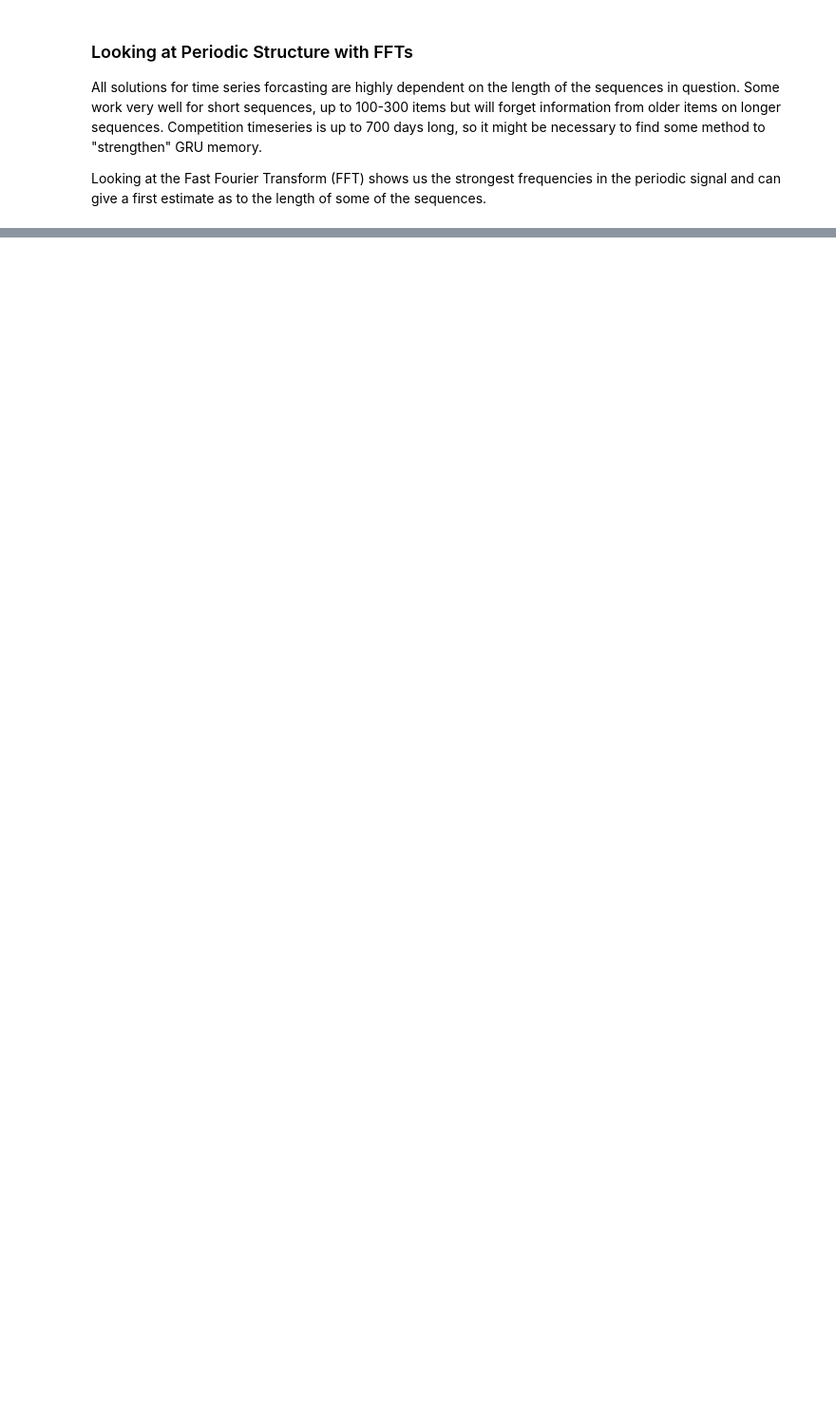
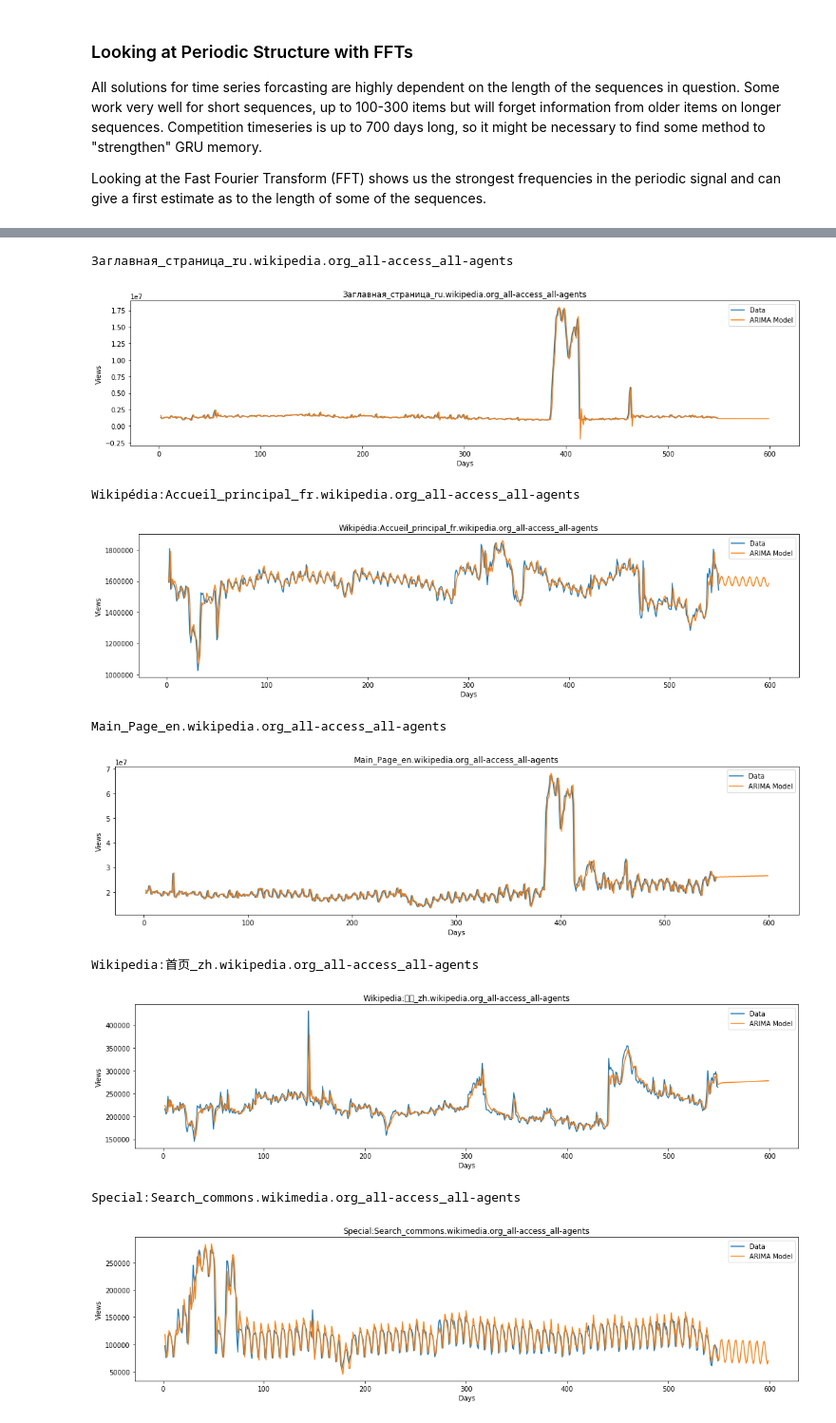
Before and after one commit to SocieteGenevoiseDonnees/KaggleDojoTimeSeriesForcasting, a Jupyter notebook: TimeSeriesForecasting.ipynb, the cells around one changed output, grey strips where cells are left out. Shown at 95% size. Saved outputs shown, nothing was run; the diff lists cells and outputs as text; code cells hidden in the pictures; blank space fills up the shorter version.

```diff
--- a/TimeSeriesForecasting.ipynb
+++ b/TimeSeriesForecasting.ipynb
@@ -163,0 +190,11 @@ to do for baseline predictions
+# %%
+npages = 5
+top_pages = {}
+for key in lang_sets:
+    print(key)
+    sum_set = pd.DataFrame(lang_sets[key][['Page']])
+    sum_set['total'] = lang_sets[key].sum(axis=1)
+    sum_set = sum_set.sort_values('total',ascending=False)
+    print(sum_set.head(10))
+    top_pages[key] = sum_set.index[0]
+    print('\n\n')
@@ -163,0 +229,44 @@ to do for baseline predictions
+# %%
+import warnings
+
+cols = df_train.columns[1:-1]
+for key in top_pages:
+    data = np.array(df_train.loc[top_pages[key],cols],'f')
+    result = None
+    with warnings.catch_warnings():
+        warnings.filterwarnings('ignore')
+        try:
+            arima = ARIMA(data,[2,1,4])
+            result = arima.fit(disp=False)
+        except:
+            try:
+                arima = ARIMA(data,[2,1,2])
+                result = arima.fit(disp=False)
+            except:
+                print(df_train.loc[top_pages[key],'Page'])
+                print('\tARIMA failed')
+    #print(result.params)
+    pred = result.predict(2,599,typ='levels')
+    x = [i for i in range(600)]
+    i=0
+
+    f, ax = plt.subplots(figsize=(18,4))
+    ax.plot(x[2:len(data)],data[2:] ,label='Data')
+    ax.plot(x[2:],pred,label='ARIMA Model')
+    print str(df_train.loc[top_pages[key],'Page'])
+    ax.set_title(str(df_train.loc[top_pages[key],'Page']).decode('utf-8'))
+    ax.set_xlabel('Days')
+    ax.set_ylabel('Views')
+    ax.legend()
+    plt.show()
+# %% [output]
+Заглавная_страница_ru.wikipedia.org_all-access_all-agents
+[figure, added]
+Wikipédia:Accueil_principal_fr.wikipedia.org_all-access_all-agents
+[figure, added]
+Main_Page_en.wikipedia.org_all-access_all-agents
+[figure, added]
+Wikipedia:首页_zh.wikipedia.org_all-access_all-agents
+[figure, added]
+Special:Search_commons.wikimedia.org_all-access_all-agents
+[figure, added]
```
Also changed, not shown: parts of 27 cells of this notebook.
